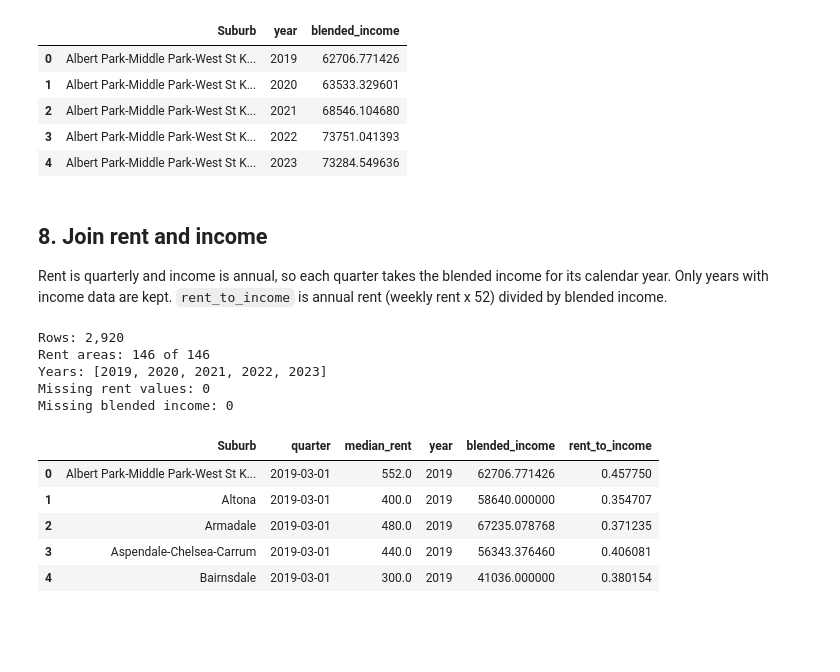
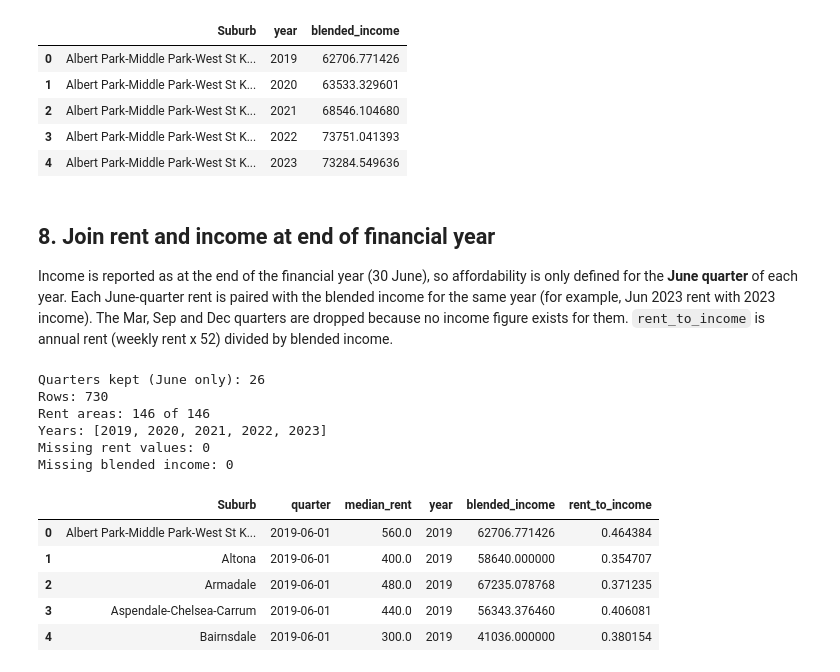
Before and after one commit to NikhilGaba49/industry-project-group-1, a Jupyter notebook: notebooks/calculate_affordability.ipynb, the cells around one changed output. Drawn from its saved outputs; the diff is of its cells as text; code cells hidden in the pictures; blank space fills up the shorter version.

```diff
--- a/notebooks/calculate_affordability.ipynb
+++ b/notebooks/calculate_affordability.ipynb
@@ -53,6 +53,13 @@ SUBURB_FILE = Path("../external_data/SAL_2021_AUST.xlsx")
 INCOME_FILE = Path("../external_data/abs_total_income_sa2_vic_clean.csv")
 RENT_FILE = Path("../external_data/rent_by_qtr_suburb_refactored.csv")
 OUTPUT_FILE = Path("../external_data/rent_vs_income.csv")
+
+# --- Forecast rent file (June 2026, from the R model) ------------------
+FORECAST_FILE = Path("../external_data/2026_rents_forecast_EOFY.csv")
+FORECAST_AREA_COL = "Suburb"
+FORECAST_RENT_COL = "Forecast_Jun2026"
+
+AFFORDABILITY_2026_FILE = Path("../external_data/2026_affordability.csv")
 
 # --- ABS column names --------------------------------------------------
 MB_CODE = "MB_CODE_2021"
@@ -83,6 +90,8 @@ ABBREVIATIONS = {
     r"\bnth\b": "north",
     r"\bsth\b": "south",
 }
+EOFY_MONTH = 6  # Income is as at 30 June, so only June quarters are kept.
+
 ACCEPT_SCORE = 1.0  # auto-accept only perfect, untied matches
 REVIEW_SCORE = 0.8  # show near matches at or above this for review
 # %% [markdown]
@@ -561,14 +570,16 @@ Areas missing some years: 0
 | 3 | Albert Park-Middle Park-West St K... | 2022 | 73751.041393 |
 | 4 | Albert Park-Middle Park-West St K... | 2023 | 73284.549636 |
 # %% [markdown]
-## 8. Join rent and income
+## 8. Join rent and income at end of financial year
 
-Rent is quarterly and income is annual, so each quarter takes the
-blended income for its calendar year. Only years with income data are
-kept. `rent_to_income` is annual rent (weekly rent x 52) divided by
-blended income.
+Income is reported as at the end of the financial year (30 June), so
+affordability is only defined for the **June quarter** of each year.
+Each June-quarter rent is paired with the blended income for the same
+year (for example, Jun 2023 rent with 2023 income). The Mar, Sep and
+Dec quarters are dropped because no income figure exists for them.
+`rent_to_income` is annual rent (weekly rent x 52) divided by blended
+income.
 # %%
-# Reshape rent from one column per quarter to one row per area-quarter.
 rent_long = rent.melt(
     id_vars=RENT_AREA_COL,
     var_name=QUARTER_COL,
@@ -576,37 +587,44 @@ rent_long = rent.melt(
 )
 rent_long[QUARTER_COL] = pd.to_datetime(
     rent_long[QUARTER_COL], format="%b %Y"
 )
 rent_long[YEAR_COL] = rent_long[QUARTER_COL].dt.year
 
+# Keep only the end-of-financial-year (June) quarter of each year.
+rent_eofy = rent_long[
+    rent_long[QUARTER_COL].dt.month == EOFY_MONTH
+].copy()
+
 # Inner join: only years that have income data are kept.
-result = rent_long.merge(
+result = rent_eofy.merge(
     area_income,
     left_on=[RENT_AREA_COL, YEAR_COL],
     right_on=[MAP_RENT_AREA_COL, YEAR_COL],
     how="inner",
 )
 
 # Annual rent as a share of the blended median income.
 result["rent_to_income"] = (
     result[RENT_COL] * WEEKS_PER_YEAR / result["blended_income"]
 )
 
+print(f"Quarters kept (June only): {rent_eofy[QUARTER_COL].nunique()}")
 print(f"Rows: {len(result):,}")
 print(f"Rent areas: {result[RENT_AREA_COL].nunique()} of {len(areas)}")
 print(f"Years: {sorted(int(y) for y in result[YEAR_COL].unique())}")
 print(f"Missing rent values: {result[RENT_COL].isna().sum()}")
 print(f"Missing blended income: {result['blended_income'].isna().sum()}")
 result.head()
 # %% [output]
-Rows: 2,920
+Quarters kept (June only): 26
+Rows: 730
 Rent areas: 146 of 146
 Years: [2019, 2020, 2021, 2022, 2023]
 Missing rent values: 0
 Missing blended income: 0
 |  | Suburb | quarter | median_rent | year | blended_income | rent_to_income |
-| 0 | Albert Park-Middle Park-West St K... | 2019-03-01 | 552.0 | 2019 | 62706.771426 | 0.457750 |
-| 1 | Altona | 2019-03-01 | 400.0 | 2019 | 58640.000000 | 0.354707 |
-| 2 | Armadale | 2019-03-01 | 480.0 | 2019 | 67235.078768 | 0.371235 |
-| 3 | Aspendale-Chelsea-Carrum | 2019-03-01 | 440.0 | 2019 | 56343.376460 | 0.406081 |
-| 4 | Bairnsdale | 2019-03-01 | 300.0 | 2019 | 41036.000000 | 0.380154 |
+| 0 | Albert Park-Middle Park-West St K... | 2019-06-01 | 560.0 | 2019 | 62706.771426 | 0.464384 |
+| 1 | Altona | 2019-06-01 | 400.0 | 2019 | 58640.000000 | 0.354707 |
+| 2 | Armadale | 2019-06-01 | 480.0 | 2019 | 67235.078768 | 0.371235 |
+| 3 | Aspendale-Chelsea-Carrum | 2019-06-01 | 440.0 | 2019 | 56343.376460 | 0.406081 |
+| 4 | Bairnsdale | 2019-06-01 | 300.0 | 2019 | 41036.000000 | 0.380154 |
```
Also changed, not shown: parts of 8 cells of this notebook, 5 other files.
